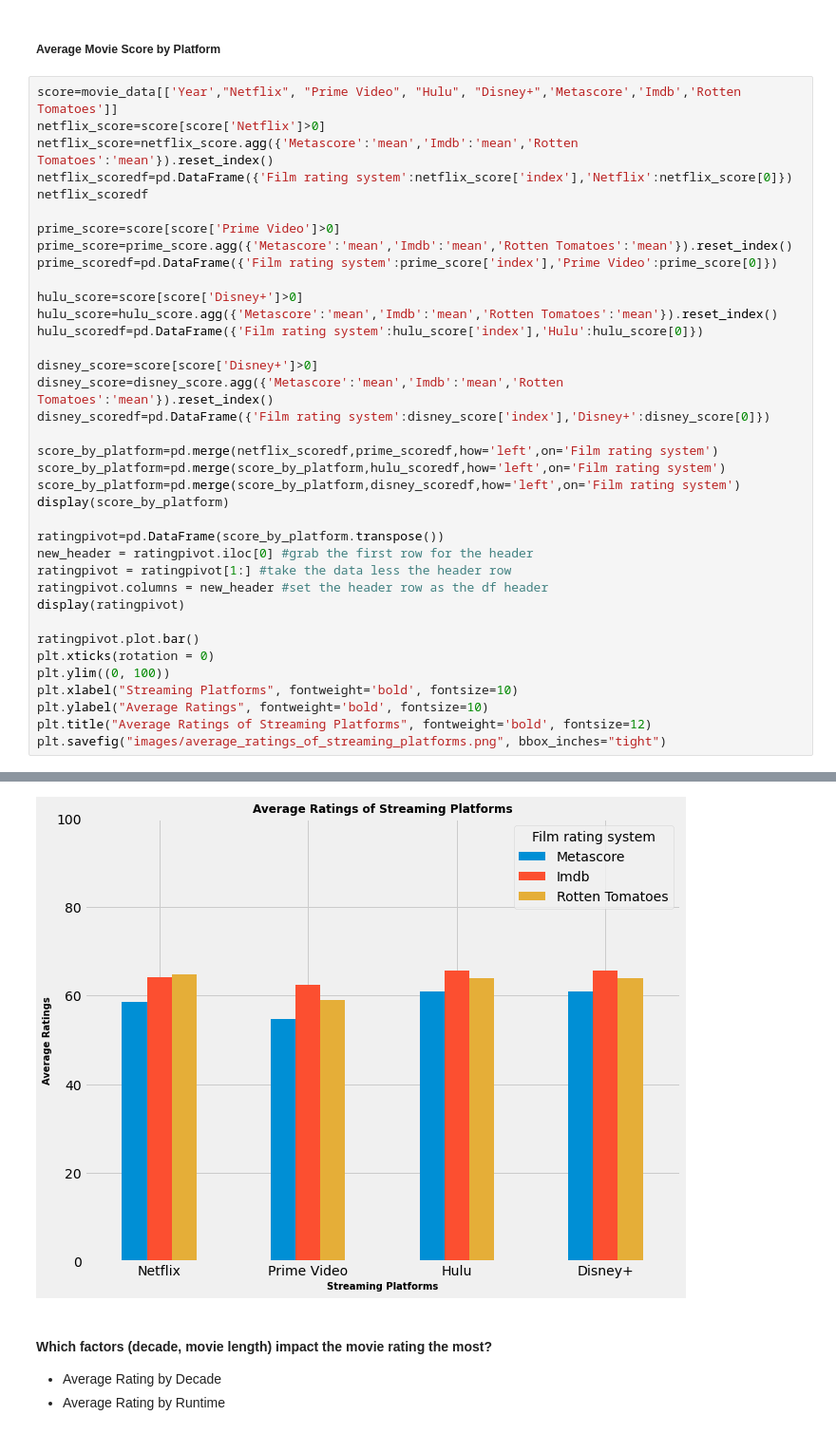
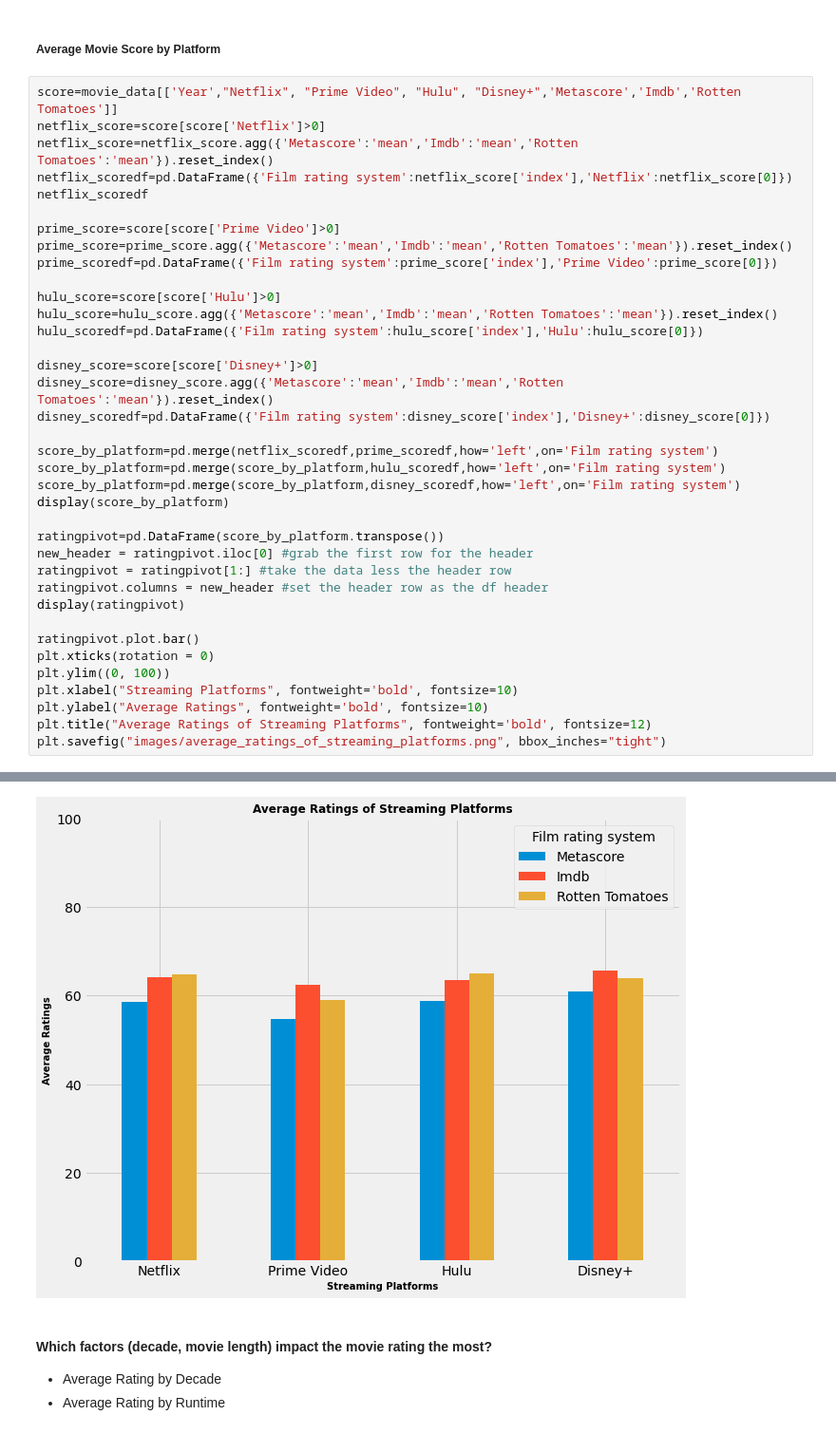
Before and after one commit to SJackson7/Streaming_Wars, a Jupyter notebook: streaming_wars.ipynb, the cells around one changed output, grey strips where cells are left out. Shown at 95% size. Saved outputs shown, nothing was run; the diff lists cells and outputs as text.

Commit message:
updated code and rating of platform
corrected code for average rating of platforms, updated code and chart

```diff
--- a/streaming_wars.ipynb
+++ b/streaming_wars.ipynb
@@ -537,7 +537,7 @@ prime_score=score[score['Prime Video']>0]
 prime_score=prime_score.agg({'Metascore':'mean','Imdb':'mean','Rotten Tomatoes':'mean'}).reset_index()
 prime_scoredf=pd.DataFrame({'Film rating system':prime_score['index'],'Prime Video':prime_score[0]})
 
-hulu_score=score[score['Disney+']>0]
+hulu_score=score[score['Hulu']>0]
 hulu_score=hulu_score.agg({'Metascore':'mean','Imdb':'mean','Rotten Tomatoes':'mean'}).reset_index()
 hulu_scoredf=pd.DataFrame({'Film rating system':hulu_score['index'],'Hulu':hulu_score[0]})
 
@@ -575,5 +575,5 @@ plt.savefig("images/average_ratings_of_streaming_platforms.png", bbox_inches="ti
 | Disney+ | 60.84 | 65.556818 | 63.843182 |
-[figure, old version]
+[figure, new version]
 # %% [markdown]
 #### Which factors (decade, movie length) impact the movie rating the most?
 * Average Rating by Decade
```
Also changed, not shown: parts of 1 cell of this notebook, 1 other file.
